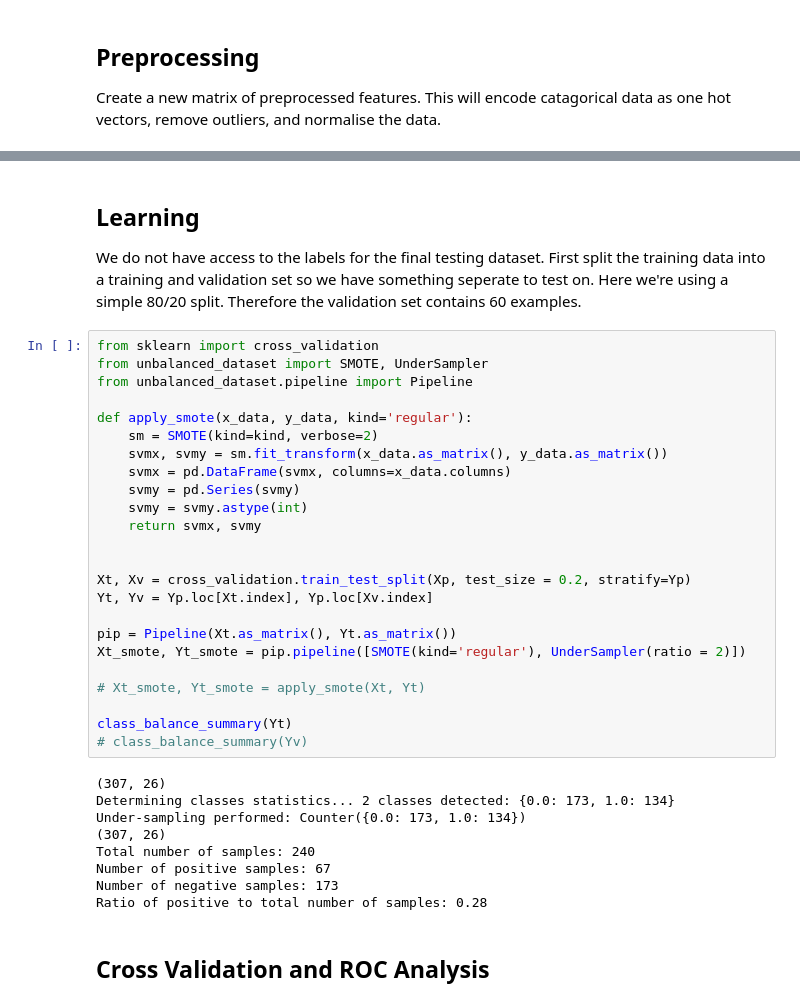
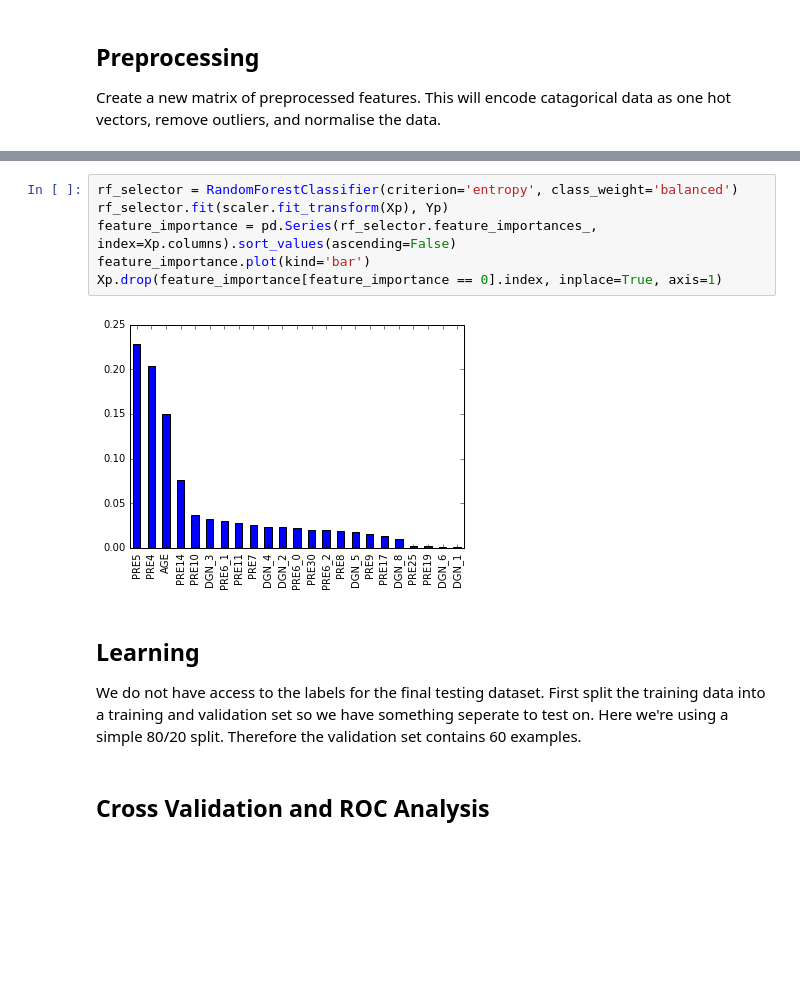
Before and after one commit to samueljackson92/SEM6420-machine-learning, a Jupyter notebook: src/Analysis.ipynb, the cells around one changed output, grey strips where cells are left out. Cells and saved outputs as stored; diff of their text form; blank space fills up the shorter version.

```diff
--- a/src/Analysis.ipynb
+++ b/src/Analysis.ipynb
@@ -118,39 +131,14 @@ array([[<matplotlib.axes._subplots.AxesSubplot object at 0x...>,
+# %%
+rf_selector = RandomForestClassifier(criterion='entropy', class_weight='balanced')
+rf_selector.fit(scaler.fit_transform(Xp), Yp)
+feature_importance = pd.Series(rf_selector.feature_importances_, index=Xp.columns).sort_values(ascending=False)
+feature_importance.plot(kind='bar')
+Xp.drop(feature_importance[feature_importance == 0].index, inplace=True, axis=1)
+# %% [output]
+[figure, added]
 # %% [markdown]
 ## Learning
 
 We do not have access to the labels for the final testing dataset. First split the training data into a training and validation set so we have something seperate to test on. Here we're using a  simple 80/20 split. Therefore the validation set contains 60 examples.
-# %%
-from sklearn import cross_validation
-from unbalanced_dataset import SMOTE, UnderSampler
-from unbalanced_dataset.pipeline import Pipeline
-
-def apply_smote(x_data, y_data, kind='regular'):
-    sm = SMOTE(kind=kind, verbose=2)
-    svmx, svmy = sm.fit_transform(x_data.as_matrix(), y_data.as_matrix())
-    svmx = pd.DataFrame(svmx, columns=x_data.columns)
-    svmy = pd.Series(svmy)
-    svmy = svmy.astype(int)
-    return svmx, svmy
-
-
-Xt, Xv = cross_validation.train_test_split(Xp, test_size = 0.2, stratify=Yp)
-Yt, Yv = Yp.loc[Xt.index], Yp.loc[Xv.index]
-
-pip = Pipeline(Xt.as_matrix(), Yt.as_matrix())
-Xt_smote, Yt_smote = pip.pipeline([SMOTE(kind='regular'), UnderSampler(ratio = 2)])
-
-# Xt_smote, Yt_smote = apply_smote(Xt, Yt)
-
-class_balance_summary(Yt)
-# class_balance_summary(Yv)
-# %% [output]
-(307, 26)
-Determining classes statistics... 2 classes detected: {0.0: 173, 1.0: 134}
-Under-sampling performed: Counter({0.0: 173, 1.0: 134})
-(307, 26)
-Total number of samples: 240
-Number of positive samples: 67
-Number of negative samples: 173
-Ratio of positive to total number of samples: 0.28
 # %% [markdown]
 ## Cross Validation and ROC Analysis
```
Also changed, not shown: parts of 27 cells of this notebook, 1 other file.
